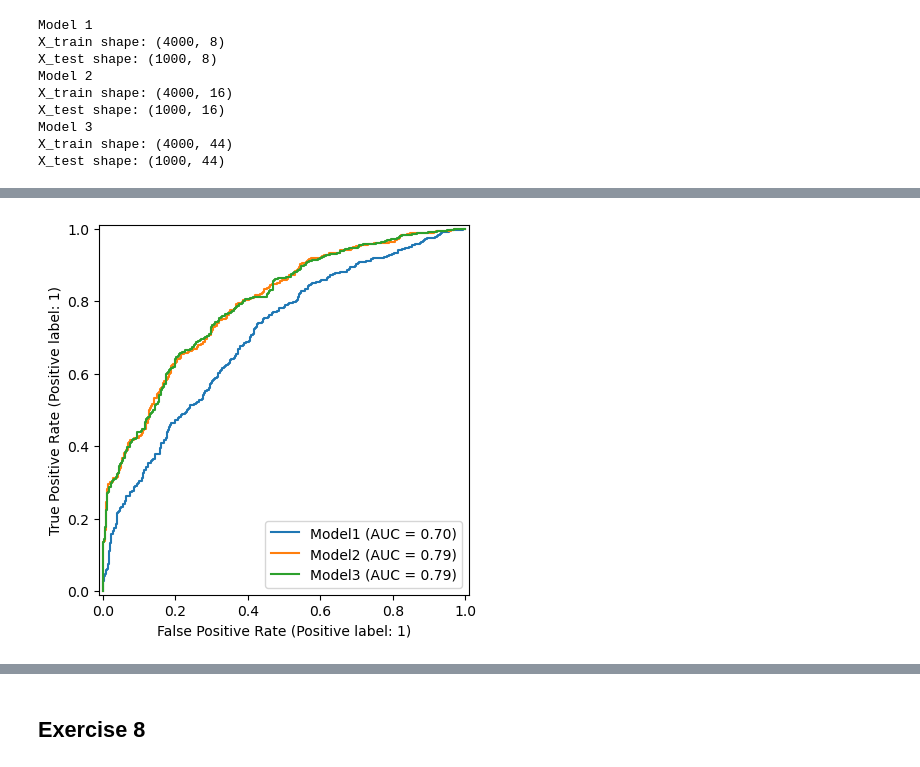
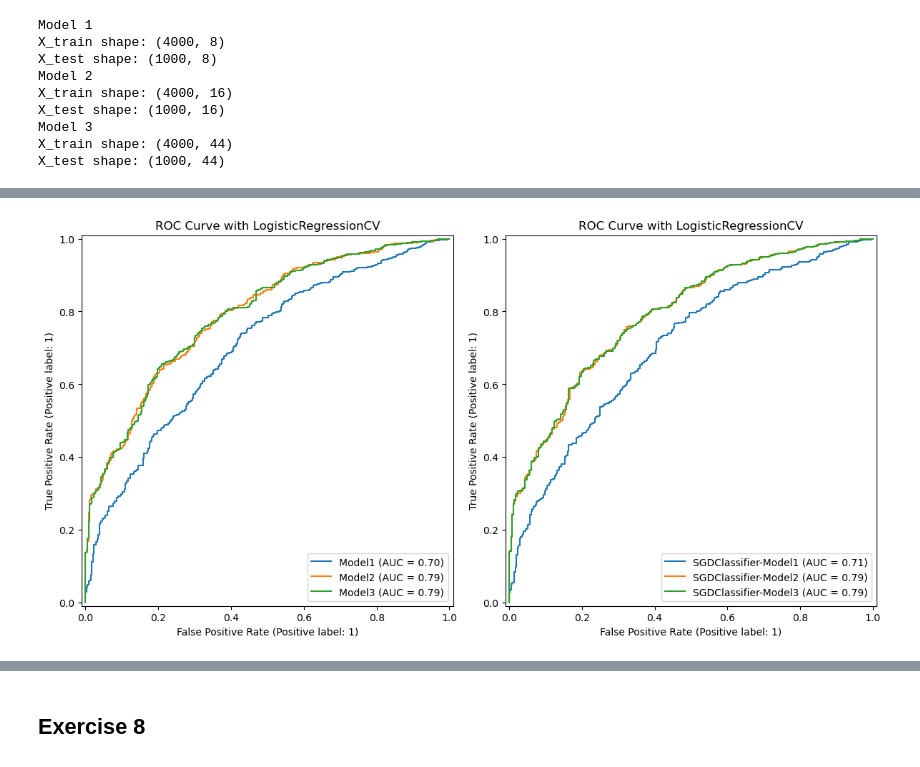
Before and after one commit to khuongdb/ensai-ml-computer-lab, a Jupyter notebook: ml-labs-Ba-Khuong-Dang.ipynb, the cells around one changed output, grey strips where cells are left out. Drawn from its saved outputs; the diff is of its cells as text; code cells hidden in the pictures.

```diff
--- a/ml-labs-Ba-Khuong-Dang.ipynb
+++ b/ml-labs-Ba-Khuong-Dang.ipynb
@@ -773,11 +963,11 @@ for i in range(nb_simu_test):
     X_test_simu, Y_test_simu = generate_data(seed=i, n=N_test, p=p_test)
     Z_test_simu = np.hstack((np.ones((N_test, 1)), X_test_simu))
 
-    predict_gd = predict(Z_test_simu, Y_test_simu, beta_gd)
-    predict_sgd = predict(Z_test_simu, Y_test_simu, beta_sgd)
+    predict_gd_simu = predict(Z_test_simu, Y_test_simu, beta_gd)
+    predict_sgd_simu = predict(Z_test_simu, Y_test_simu, beta_sgd)
 
-    misc_gd_ls.append(predict_gd["misc_rate"])
-    misc_sgd_ls.append(predict_sgd["misc_rate"])
+    misc_gd_ls.append(predict_gd_simu["misc_rate"])
+    misc_sgd_ls.append(predict_sgd_simu["misc_rate"])
 
 fig, ax = plt.subplots()
 ax.plot(misc_gd_ls, "o--", color="navy", alpha=0.5, markersize=3, label="GD")
@@ -1050,10 +1237,12 @@ from sklearn.preprocessing import PolynomialFeatures
 X, Y = generate_data(seed=100, n=5000, p=8)
 
 # Model 1 Data:
-X_train, X_test, Y_train, Y_test = train_test_split(X, Y, test_size=0.2, random_state=10)
+X_train, X_test, Y_train, Y_test = train_test_split(
+    X, Y, test_size=0.2, random_state=10
+)
 
 # Model 2 Data:
-X_train_2, X_test_2 = np.hstack((X_train, X_train ** 2)), np.hstack((X_test, X_test ** 2))
+X_train_2, X_test_2 = np.hstack((X_train, X_train**2)), np.hstack((X_test, X_test**2))
 
 # Model 3 Data:
 poly = PolynomialFeatures(degree=2, include_bias=False)
@@ -1086,22 +1307,62 @@ The value for $\lambda$ is set by parameter `Cs` and can be accessed by model at
 # %%
 from sklearn.linear_model import LogisticRegressionCV
 from sklearn.metrics import RocCurveDisplay
-
+from sklearn.linear_model import SGDClassifier
+from sklearn.model_selection import GridSearchCV
 
 models = []
 
-fig, ax = plt.subplots()
+fig, axs = plt.subplots(nrows=1, ncols=2, figsize=(12, 6))
 
 # Use LogisticRegressionCV
 for i, (X_train_, X_test_) in enumerate(zip(X_trains, X_tests), start=1):
     model = LogisticRegressionCV(
-        Cs=10, cv=10, max_iter=1000, random_state=123, penalty="l1", solver="liblinear", scoring='accuracy'
+        Cs=10,
+        cv=10,
+        max_iter=1000,
+        random_state=123,
+        penalty="l1",
+        solver="liblinear",
+        scoring="accuracy",
     ).fit(X_train_, Y_train)
     models.append(model)
-    RocCurveDisplay.from_estimator(model, X_test_, Y_test, ax=ax, name=f"Model{i}")
+    RocCurveDisplay.from_estimator(model, X_test_, Y_test, ax=axs[0], name=f"Model{i}")
 
+axs[0].set_title("ROC Curve with LogisticRegressionCV")
+
+
+# Use SGDClassifier
+
+# define parameter grid to fine tune alpha value
+# use 10 values from 1e-4 to 1e4
+param_grid = {"alpha": np.logspace(-4, 4, 10)}
+
+# SGD Classifier
+sgd_clf = SGDClassifier(
+    loss="log_loss",
+    penalty="l1",
+    random_state=123,
+    max_iter=1000,
+    learning_rate="optimal",
+)
+
+models_sgd = []
+
+# Using GridsearchCV for 3 models
+for i, (X_train_, X_test_) in enumerate(zip(X_trains, X_tests), start=1):
+    model = GridSearchCV(sgd_clf, param_grid, cv=10, scoring="accuracy").fit(
+        X_train_, Y_train
+    )
+    models_sgd.append(model)
+    RocCurveDisplay.from_estimator(
+        model.best_estimator_, X_test_, Y_test, ax=axs[1], name=f"SGDClassifier-Model{i}"
+    )
+
+axs[1].set_title("ROC Curve with LogisticRegressionCV")
+
+plt.tight_layout()
 plt.show()
 # %% [output]
-[figure, old version]
+[figure, new version]
 # %%
 print("Optimized value for regularization parameter")
```
Also changed, not shown: parts of 62 cells of this notebook.
